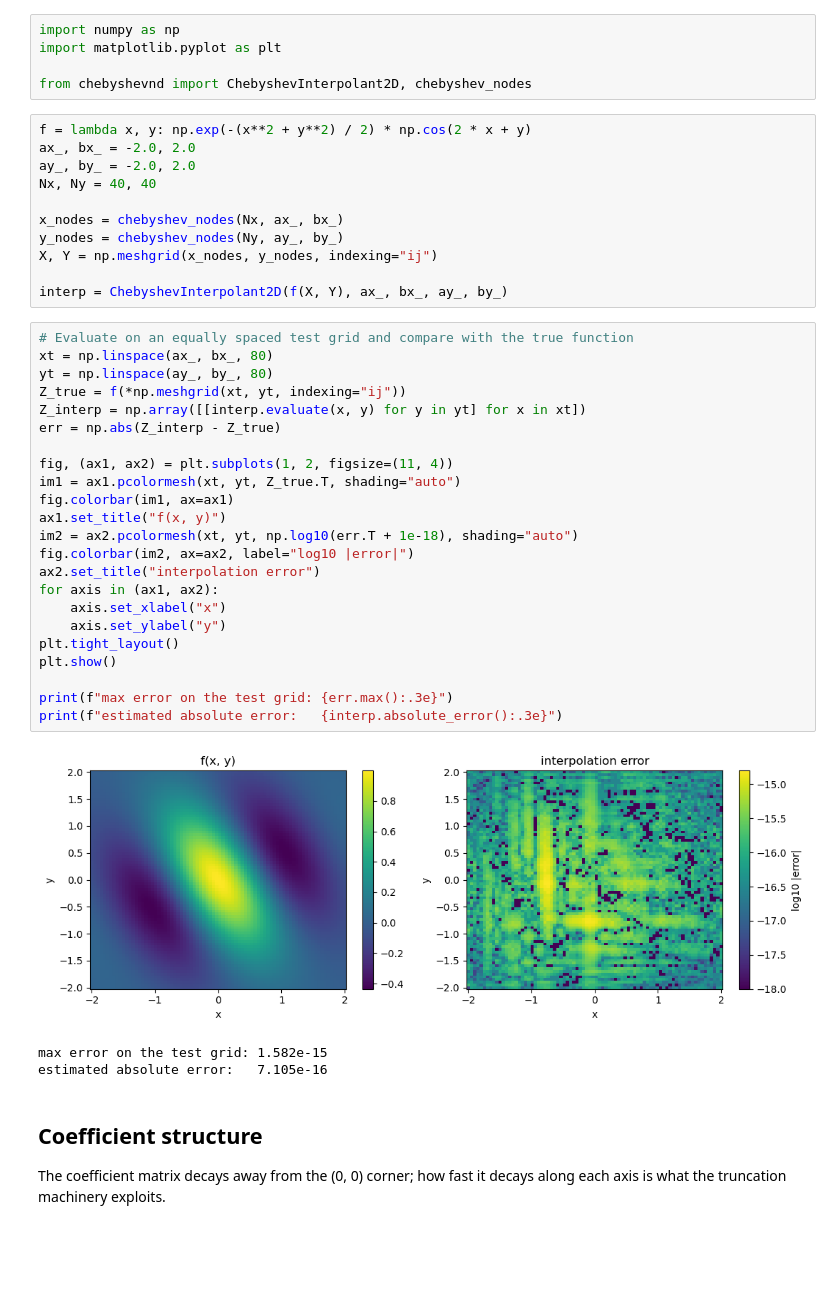
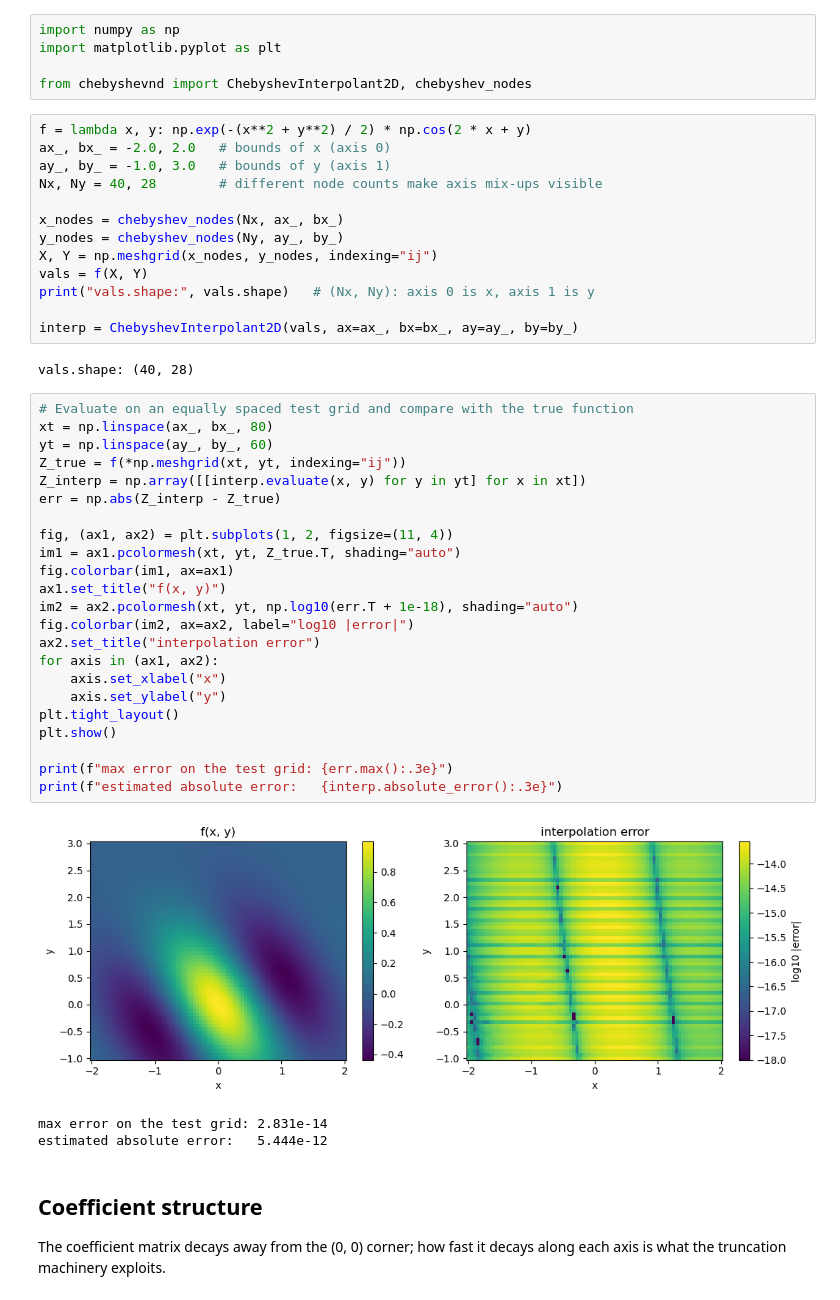
Before and after one commit to Philip-Lynch/chebyshevND, a Jupyter notebook: examples/example_2d_interp.ipynb, the cells around one changed output. Drawn from its saved outputs; the diff is of its cells as text; blank space fills up the shorter version.

```diff
--- a/examples/example_2d_interp.ipynb
+++ b/examples/example_2d_interp.ipynb
@@ -13,42 +24,46 @@ import matplotlib.pyplot as plt
 from chebyshevnd import ChebyshevInterpolant2D, chebyshev_nodes
 # %%
 f = lambda x, y: np.exp(-(x**2 + y**2) / 2) * np.cos(2 * x + y)
-ax_, bx_ = -2.0, 2.0
-ay_, by_ = -2.0, 2.0
-Nx, Ny = 40, 40
+ax_, bx_ = -2.0, 2.0   # bounds of x (axis 0)
+ay_, by_ = -1.0, 3.0   # bounds of y (axis 1)
+Nx, Ny = 40, 28        # different node counts make axis mix-ups visible
 
 x_nodes = chebyshev_nodes(Nx, ax_, bx_)
 y_nodes = chebyshev_nodes(Ny, ay_, by_)
 X, Y = np.meshgrid(x_nodes, y_nodes, indexing="ij")
+vals = f(X, Y)
+print("vals.shape:", vals.shape)   # (Nx, Ny): axis 0 is x, axis 1 is y
 
-interp = ChebyshevInterpolant2D(f(X, Y), ax_, bx_, ay_, by_)
+interp = ChebyshevInterpolant2D(vals, ax=ax_, bx=bx_, ay=ay_, by=by_)
+# %% [output]
+vals.shape: (40, 28)
 # %%
 # Evaluate on an equally spaced test grid and compare with the true function
 xt = np.linspace(ax_, bx_, 80)
-yt = np.linspace(ay_, by_, 80)
+yt = np.linspace(ay_, by_, 60)
 Z_true = f(*np.meshgrid(xt, yt, indexing="ij"))
 Z_interp = np.array([[interp.evaluate(x, y) for y in yt] for x in xt])
 err = np.abs(Z_interp - Z_true)
 
 fig, (ax1, ax2) = plt.subplots(1, 2, figsize=(11, 4))
 im1 = ax1.pcolormesh(xt, yt, Z_true.T, shading="auto")
 fig.colorbar(im1, ax=ax1)
 ax1.set_title("f(x, y)")
 im2 = ax2.pcolormesh(xt, yt, np.log10(err.T + 1e-18), shading="auto")
 fig.colorbar(im2, ax=ax2, label="log10 |error|")
 ax2.set_title("interpolation error")
 for axis in (ax1, ax2):
     axis.set_xlabel("x")
     axis.set_ylabel("y")
 plt.tight_layout()
 plt.show()
 
 print(f"max error on the test grid: {err.max():.3e}")
 print(f"estimated absolute error:   {interp.absolute_error():.3e}")
 # %% [output]
-[figure, old version]
+[figure, new version]
-max error on the test grid: 1.582e-15
-estimated absolute error:   7.105e-16
+max error on the test grid: 2.831e-14
+estimated absolute error:   5.444e-12
 # %% [markdown]
 ## Coefficient structure
 
```
Also changed, not shown: parts of 7 cells of this notebook, 3 other files.
